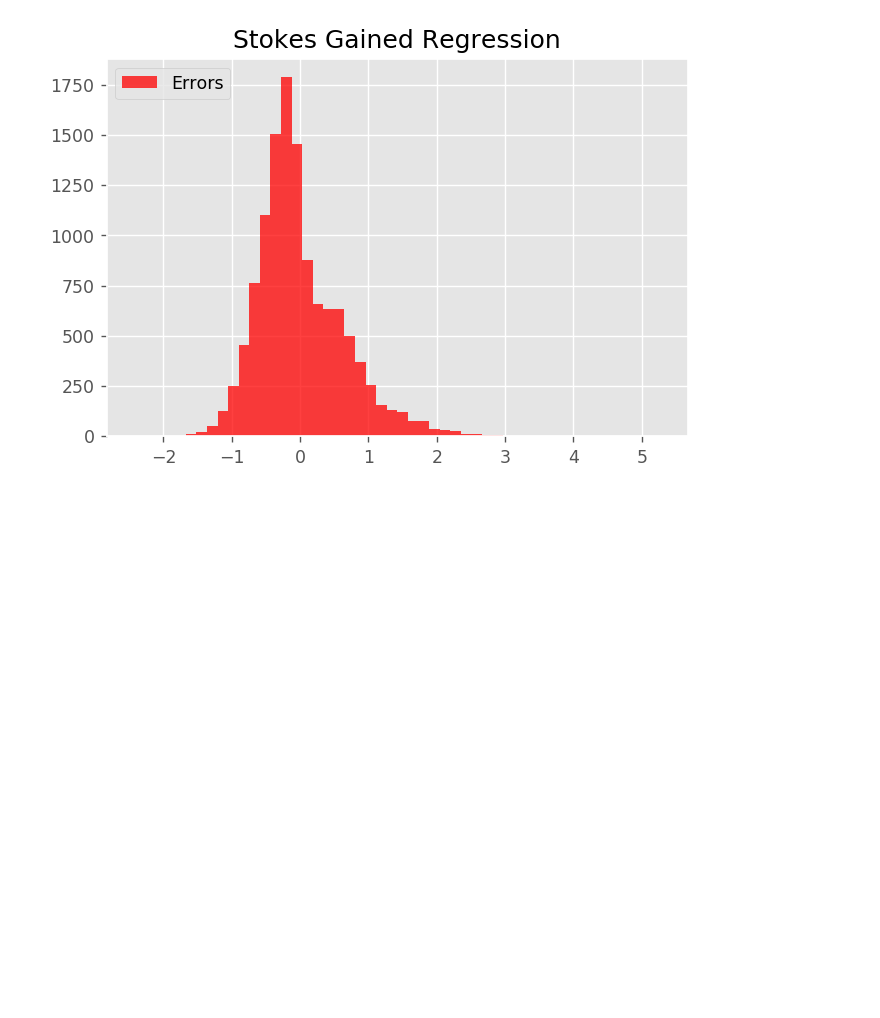
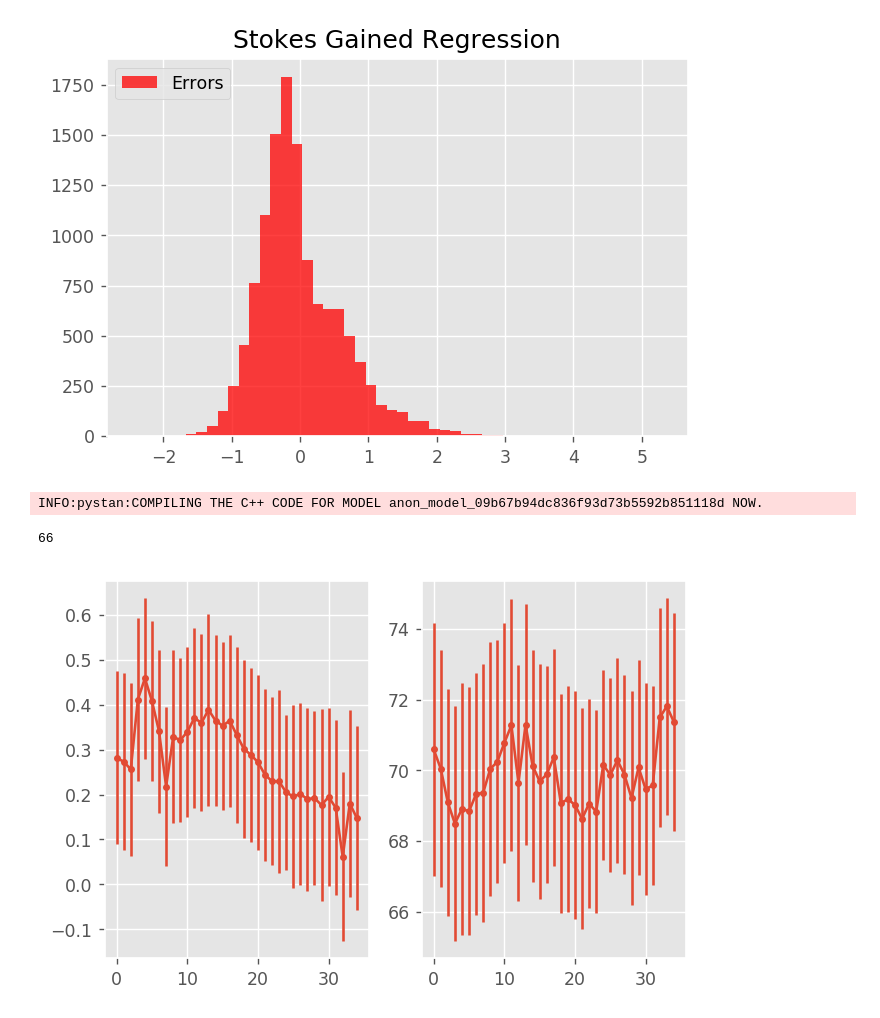
Before and after one commit to jamiebernardin/bayesian_golf, a Jupyter notebook: stancon-bayesian-golf.ipynb, the cells around one changed output. Cells and saved outputs as stored; diff of their text form; code cells hidden in the pictures; blank space fills up the shorter version.

```diff
--- a/stancon-bayesian-golf.ipynb
+++ b/stancon-bayesian-golf.ipynb
@@ -311,3 +311,44 @@ generated quantities {
                 + s_coef[4]*y_tilda[3] + s_coef[5]*y_tilda[4];
 }
 '''
+stan_model = StanModel(model_code=code);
+# %% [output]
+INFO:pystan:COMPILING THE C++ CODE FOR MODEL anon_model_09b67b94dc836f93d73b5592b851118d NOW.
+# %%
+num_scores = 30
+p_scores_df = pd.DataFrame.from_csv(path = 'db/sg-forecast-input.txt')
+t_df = pd.DataFrame.from_csv(path = 'db/tournament_coef.txt')
+sg_coef_map = t_df.set_index(['permanent_tournament_id']).T.to_dict('list')
+# %%
+SCORE, TEE, APPROACH, AROUND, PUTTING = 16, 4, 5, 6, 7
+# %%
+# 'Adam Scott' 'Bud Cauley' 'Dustin Johnson' 'Hideki Matsuyama' 'Jason Day'
+# 'Jordan Spieth' 'Kevin Na' 'Matt Kuchar' 'Rickie Fowler' 'Ryan Moore'
+player = 'Rickie Fowler'
+players_df = p_scores_df[p_scores_df['name'] == player]
+y_all = [players_df[sg].as_matrix() for sg in['sg_tee', 'sg_approach', 'sg_around', 'sg_putting'] ]
+y_all = [ players_df['permanent_tournament_id'].as_matrix() , players_df['round'].as_matrix()] + y_all
+s_coefs = [sg_coef_map[i] for i in players_df['permanent_tournament_id'].as_matrix()]
+sg_category = TEE
+betas = []
+beta_stds = []
+scores = []
+score_stds = []
+for j in range(0, len (s_coefs) - num_scores - 1):
+    y = [y_all[m][j:j+num_scores] for m in range(2,6)]
+    s_coef = s_coefs[j+num_scores]
+    data = { 'N': len (y[0]), 'y': y, 'sg_n' : 4, 's_coef' : s_coef }
+    fit = stan_model.sampling(data=data, iter=1000, chains=4)
+    params = fit.summary()['summary']
+    betas.append(params[sg_category][0])
+    beta_stds.append(params[sg_category][2])
+    scores.append(params[SCORE][0])
+    score_stds.append(params[SCORE][2])
+
+plt.subplot(1, 2, 1)
+plt.errorbar(range(0, len(betas)), betas, beta_stds, linestyle=None, marker=".")
+plt.subplot(1, 2, 2)
+foo = plt.errorbar(range(0, len(scores)), scores, score_stds, linestyle=None, marker=".")
+# %% [output]
+66
+[figure, added]
```
Also changed, not shown: parts of 1 cell of this notebook.
